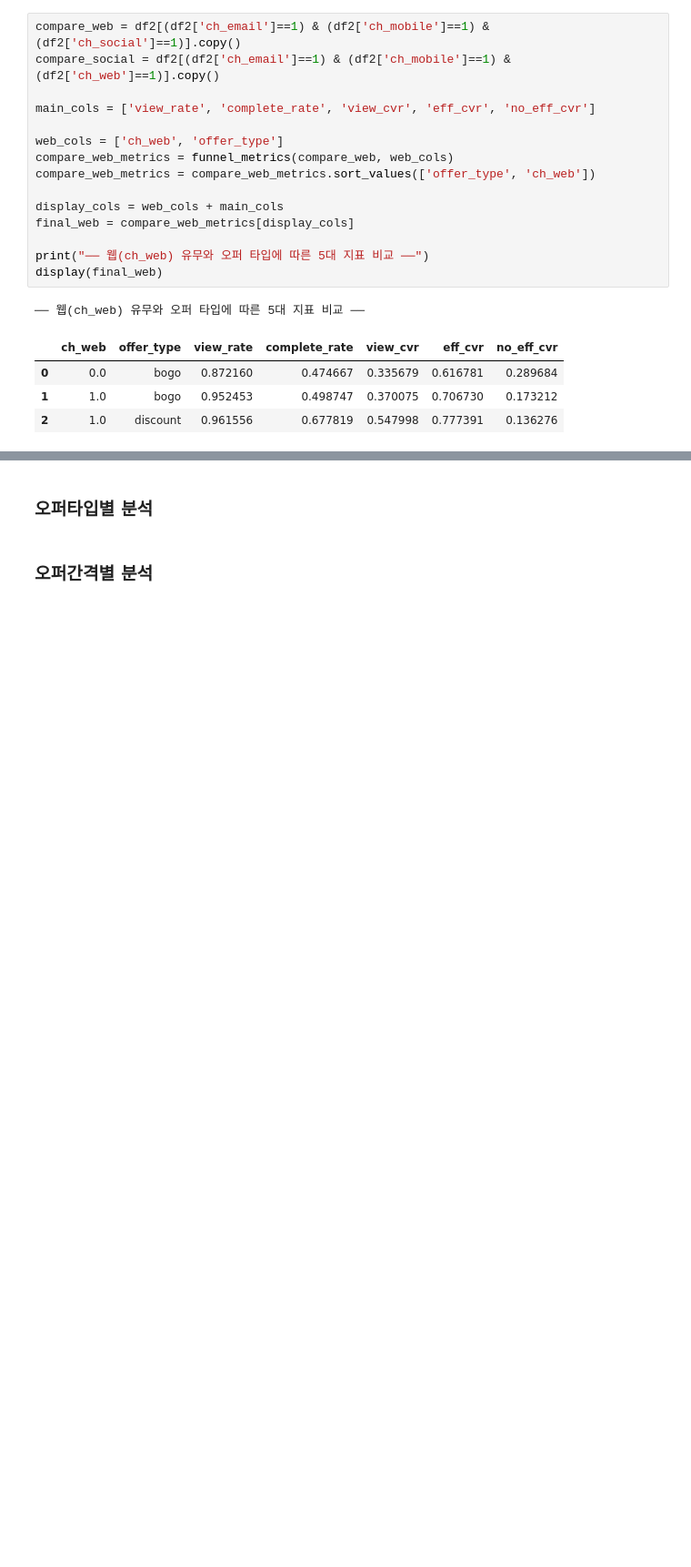
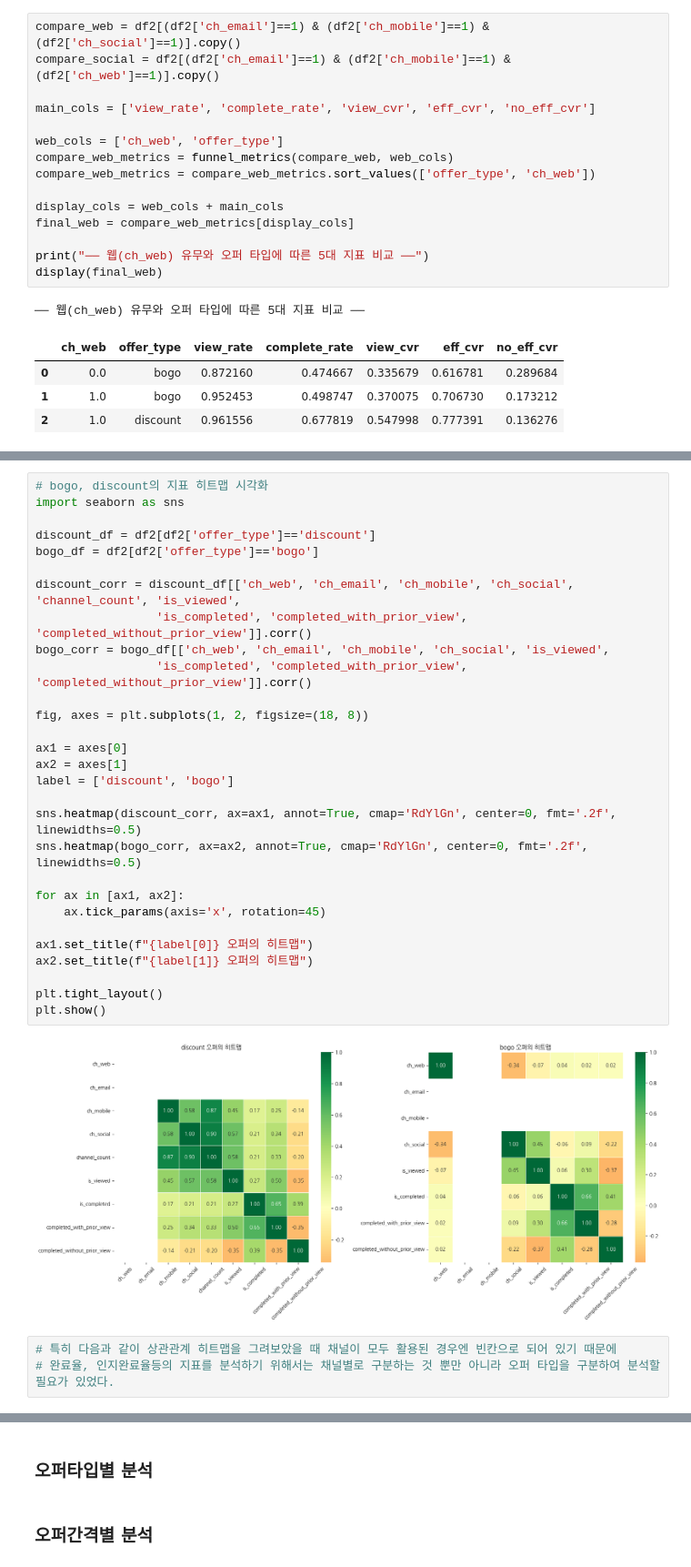
Before and after one commit to rladbstj56/practice_project, a Jupyter notebook: Myun_EDA/03_analysis_final.ipynb, the cells around one changed output, grey strips where cells are left out. Shown at 91% size. Drawn from its saved outputs; the diff is of its cells as text; blank space fills up the shorter version.

```diff
--- a/Myun_EDA/03_analysis_final.ipynb
+++ b/Myun_EDA/03_analysis_final.ipynb
@@ -1022,0 +1215,34 @@ display(final_social)
+# %%
+# bogo, discount의 지표 히트맵 시각화
+import seaborn as sns
+
+discount_df = df2[df2['offer_type']=='discount']
+bogo_df = df2[df2['offer_type']=='bogo']
+
+discount_corr = discount_df[['ch_web', 'ch_email', 'ch_mobile', 'ch_social', 'channel_count', 'is_viewed',
+                 'is_completed', 'completed_with_prior_view', 'completed_without_prior_view']].corr()
+bogo_corr = bogo_df[['ch_web', 'ch_email', 'ch_mobile', 'ch_social', 'is_viewed',
+                 'is_completed', 'completed_with_prior_view', 'completed_without_prior_view']].corr()
+
+fig, axes = plt.subplots(1, 2, figsize=(18, 8))
+
+ax1 = axes[0]
+ax2 = axes[1]
+label = ['discount', 'bogo']
+
+sns.heatmap(discount_corr, ax=ax1, annot=True, cmap='RdYlGn', center=0, fmt='.2f', linewidths=0.5)
+sns.heatmap(bogo_corr, ax=ax2, annot=True, cmap='RdYlGn', center=0, fmt='.2f', linewidths=0.5)
+
+for ax in [ax1, ax2]:
+    ax.tick_params(axis='x', rotation=45)
+
+ax1.set_title(f"{label[0]} 오퍼의 히트맵")
+ax2.set_title(f"{label[1]} 오퍼의 히트맵")
+
+plt.tight_layout()
+plt.show()
+# %% [output]
+[figure, added]
+# %%
+# 특히 다음과 같이 상관관계 히트맵을 그려보았을 때 채널이 모두 활용된 경우엔 빈칸으로 되어 있기 때문에
+# 완료율, 인지완료율등의 지표를 분석하기 위해서는 채널별로 구분하는 것 뿐만 아니라 오퍼 타입을 구분하여 분석할 필요가 있었다.
```
Also changed, not shown: parts of 13 cells of this notebook.
